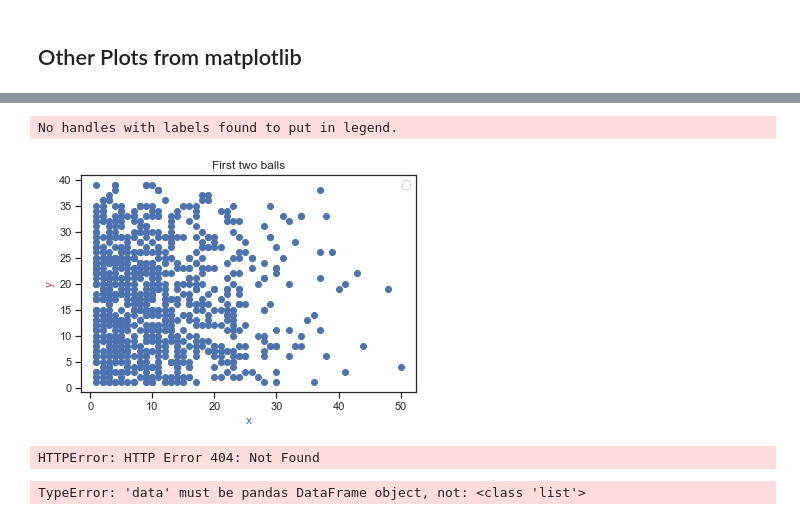
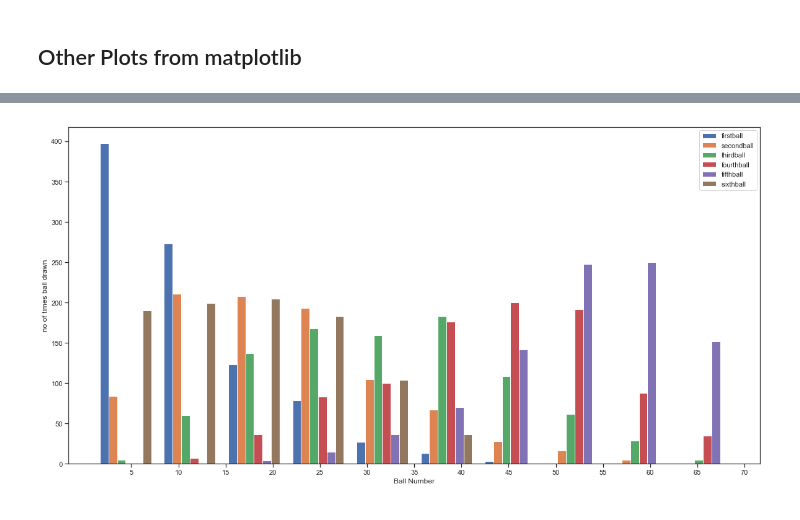
Before and after one commit to Gerrydh/Fundamentals-of-DA-Project, a Jupyter notebook: Box Plots- An Investigation.ipynb, the cells around one changed output, grey strips where cells are left out. Cells and saved outputs as stored; diff of their text form; code cells hidden in the pictures.

```diff
--- a/Box Plots- An Investigation.ipynb
+++ b/Box Plots- An Investigation.ipynb
@@ -141,19 +103,12 @@ plt.show()
-# %%
-plt.scatter(x,y, Label='First two balls')
-plt.xlabel('x', color='b')
-plt.ylabel('y', color='r')
-plt.title('First two balls')
-plt.legend()
-plt.show()
-# %% [output]
-No handles with labels found to put in legend.
-[figure, removed]
-# %%
-df = sns.load_dataset('Lottery.csv')
-# %% [output]
-HTTPError: HTTP Error 404: Not Found
-# %%
-sns.pairplot(df, kind="scatter", hue="species", markers=["o", "s", "D"], palette="Set2")
-plt.show()
-# %% [output]
-TypeError: 'data' must be pandas DataFrame object, not: <class 'list'>
+# %%
+# change the size of the graph from the default size
+plt.rcParams['figure.figsize'] = (20,10)
+# %%
+plt.hist([df.firstball, df.secondball, df.thirdball, df.fourthball, df.fifthball, df.sixthball]) # generate a histogram from the colums in the csv file
+plt.xlabel('Ball Number') # the x lable title
+plt.ylabel('no of times ball drawn') # the y label title
+plt.legend(['firstball', 'secondball', 'thirdball', 'fourthball', 'fifthball', 'sixthball']) # name for each bin
+plt.xticks([5, 10, 15, 20, 25, 30, 35, 40, 45, 50, 55, 60, 65, 70]) # the frequency of ticks on the x axis
+plt.show() # display the plot
+# %% [output]
+[figure, added]
```
Also changed, not shown: parts of 16 cells of this notebook.
